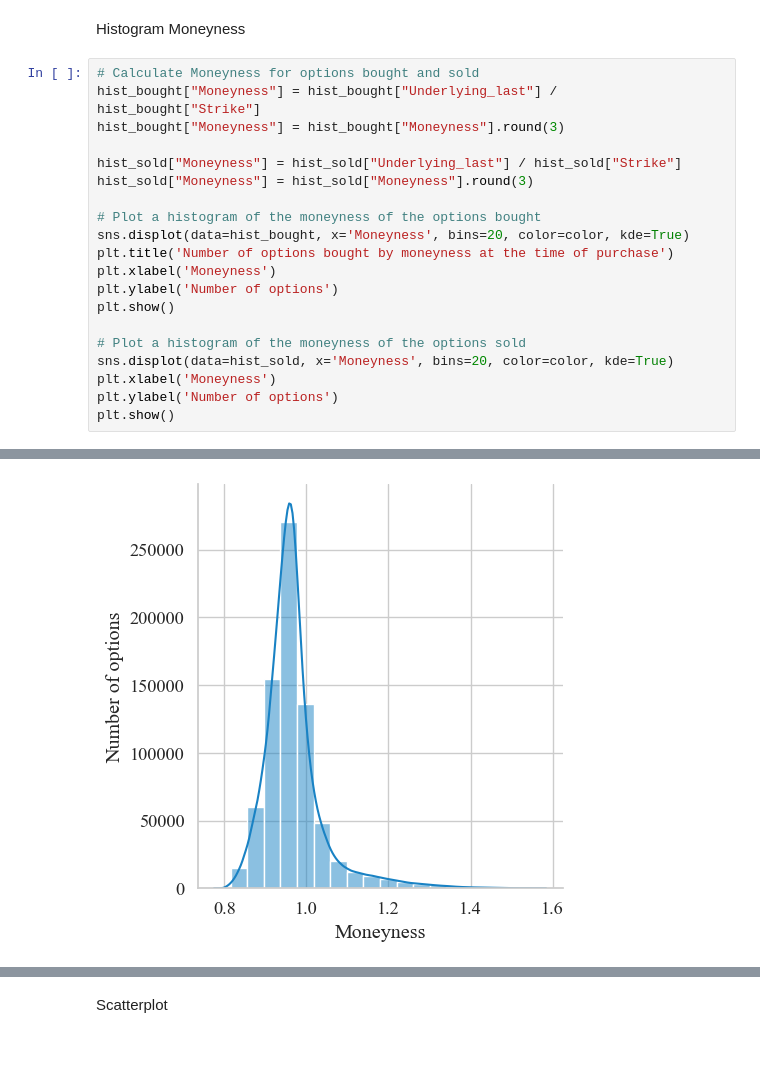
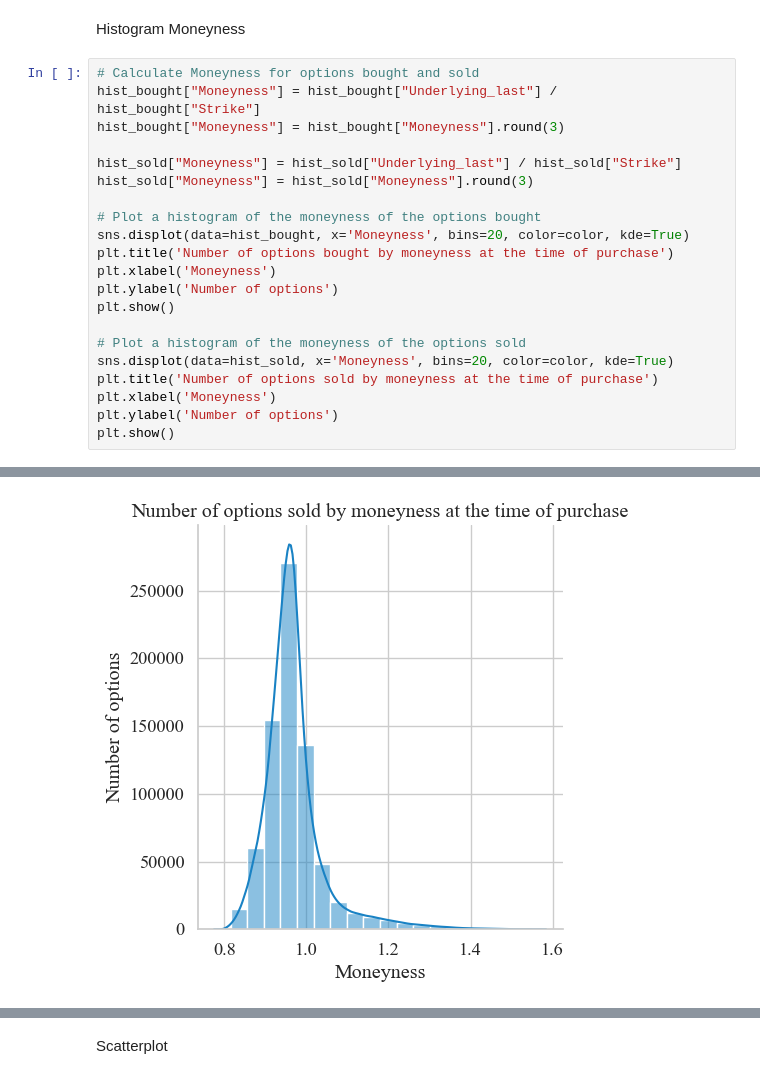
Before and after one commit to erlend-rygg/deep-learning-for-option-pricing, a Jupyter notebook: results_analysis/backtesting/trading_behaviour.ipynb, the cells around one changed output, grey strips where cells are left out. Cells and saved outputs as stored; diff of their text form; blank space fills up the shorter version.

```diff
--- a/results_analysis/backtesting/trading_behaviour.ipynb
+++ b/results_analysis/backtesting/trading_behaviour.ipynb
@@ -96,23 +99,24 @@ Histogram Moneyness
 # %%
 # Calculate Moneyness for options bought and sold
 hist_bought["Moneyness"] = hist_bought["Underlying_last"] / hist_bought["Strike"]
 hist_bought["Moneyness"] = hist_bought["Moneyness"].round(3)
 
 hist_sold["Moneyness"] = hist_sold["Underlying_last"] / hist_sold["Strike"]
 hist_sold["Moneyness"] = hist_sold["Moneyness"].round(3)
 
 # Plot a histogram of the moneyness of the options bought
 sns.displot(data=hist_bought, x='Moneyness', bins=20, color=color, kde=True)
 plt.title('Number of options bought by moneyness at the time of purchase')
 plt.xlabel('Moneyness')
 plt.ylabel('Number of options')
 plt.show()
 
 # Plot a histogram of the moneyness of the options sold
 sns.displot(data=hist_sold, x='Moneyness', bins=20, color=color, kde=True)
+plt.title('Number of options sold by moneyness at the time of purchase')
 plt.xlabel('Moneyness')
 plt.ylabel('Number of options')
 plt.show()
 # %% [output]
 [figure]
-[figure, old version]
+[figure, new version]
```
Also changed, not shown: parts of 6 cells of this notebook, 1 other file.
